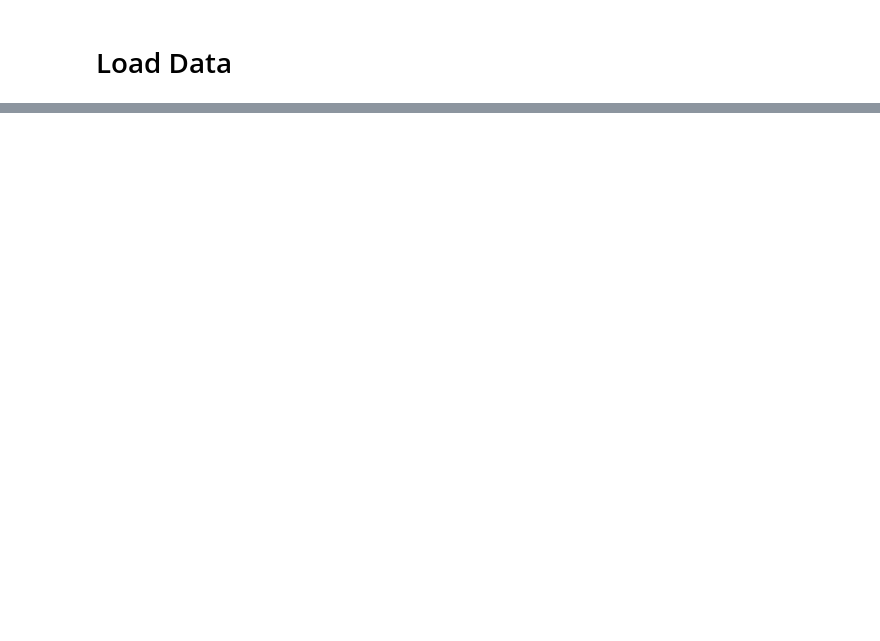
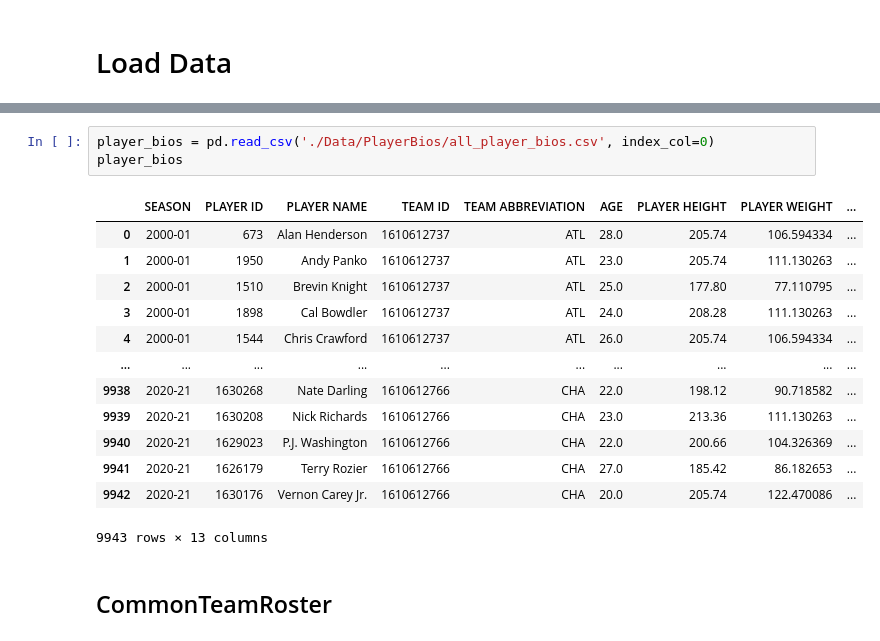
Before and after one commit to kmcsquared/TFM, a Jupyter notebook: players.ipynb, the cells around one changed output, grey strips where cells are left out. Cells and saved outputs as stored; diff of their text form; blank space fills up the shorter version.

Commit message:
Extracted all player bios

```diff
--- a/players.ipynb
+++ b/players.ipynb
@@ -28 +65,20 @@ for team in nba_teams_info:
+# %%
+player_bios = pd.read_csv('./Data/PlayerBios/all_player_bios.csv', index_col=0)
+player_bios
+# %% [output]
+|  | SEASON | PLAYER ID | PLAYER NAME | TEAM ID | TEAM ABBREVIATION | AGE | PLAYER HEIGHT | PLAYER WEIGHT | ... |
+| 0 | 2000-01 | 673 | Alan Henderson | 1610612737 | ATL | 28.0 | 205.74 | 106.594334 | ... |
+| 1 | 2000-01 | 1950 | Andy Panko | 1610612737 | ATL | 23.0 | 205.74 | 111.130263 | ... |
+| 2 | 2000-01 | 1510 | Brevin Knight | 1610612737 | ATL | 25.0 | 177.80 | 77.110795 | ... |
+| 3 | 2000-01 | 1898 | Cal Bowdler | 1610612737 | ATL | 24.0 | 208.28 | 111.130263 | ... |
+| 4 | 2000-01 | 1544 | Chris Crawford | 1610612737 | ATL | 26.0 | 205.74 | 106.594334 | ... |
+| ... | ... | ... | ... | ... | ... | ... | ... | ... | ... |
+| 9938 | 2020-21 | 1630268 | Nate Darling | 1610612766 | CHA | 22.0 | 198.12 | 90.718582 | ... |
+| 9939 | 2020-21 | 1630208 | Nick Richards | 1610612766 | CHA | 23.0 | 213.36 | 111.130263 | ... |
+| 9940 | 2020-21 | 1629023 | P.J. Washington | 1610612766 | CHA | 22.0 | 200.66 | 104.326369 | ... |
+| 9941 | 2020-21 | 1626179 | Terry Rozier | 1610612766 | CHA | 27.0 | 185.42 | 86.182653 | ... |
+| 9942 | 2020-21 | 1630176 | Vernon Carey Jr. | 1610612766 | CHA | 20.0 | 205.74 | 122.470086 | ... |
+9943 rows × 13 columns
+# %% [markdown]
+## CommonTeamRoster
 # %%
```
Also changed, not shown: parts of 5 cells of this notebook, 2 other files.
